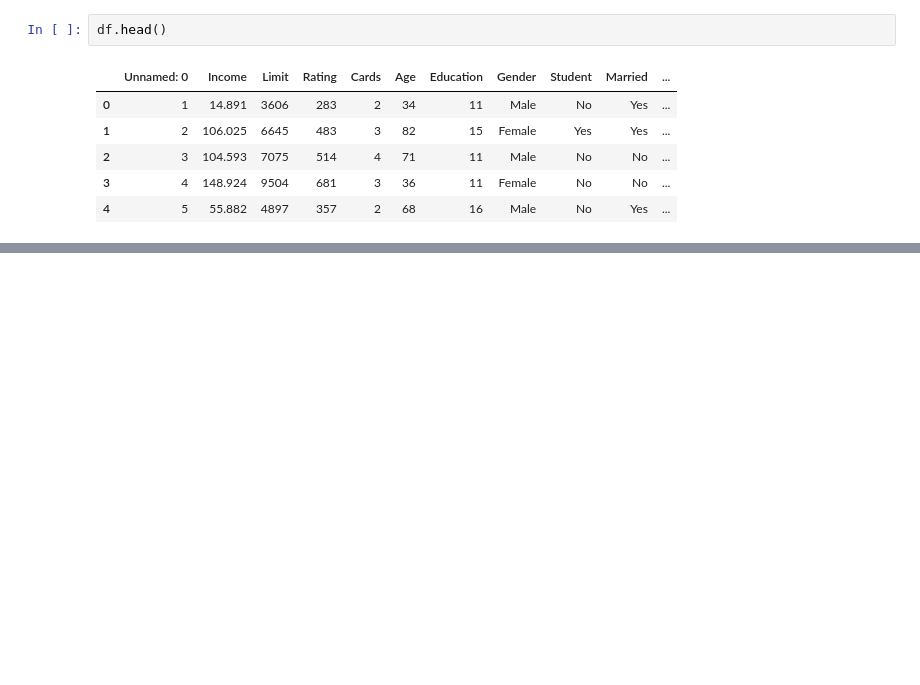
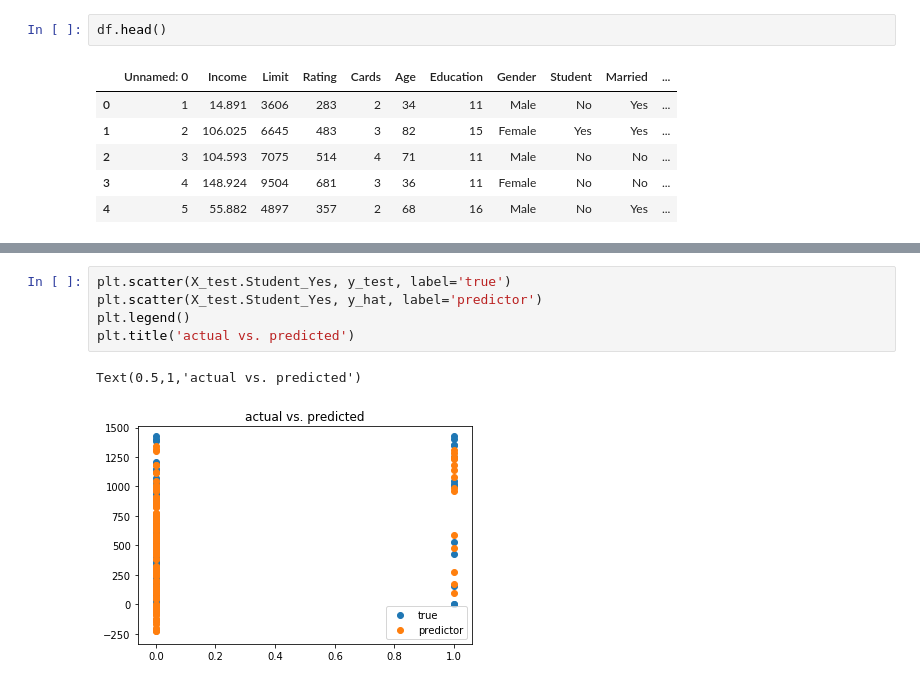
Before and after one commit to dev-branch/predict-credit-card-balance, a Jupyter notebook: predict_credit_card_balance.ipynb, the cells around one changed output, grey strips where cells are left out. Cells and saved outputs as stored; diff of their text form; blank space fills up the shorter version.

```diff
--- a/predict_credit_card_balance.ipynb
+++ b/predict_credit_card_balance.ipynb
@@ -45,0 +152,8 @@ df.head()
+# %%
+plt.scatter(X_test.Student_Yes, y_test, label='true')
+plt.scatter(X_test.Student_Yes, y_hat, label='predictor')
+plt.legend()
+plt.title('actual vs. predicted')
+# %% [output]
+Text(0.5,1,'actual vs. predicted')
+[figure, added]
```
Also changed, not shown: parts of 11 cells of this notebook.
